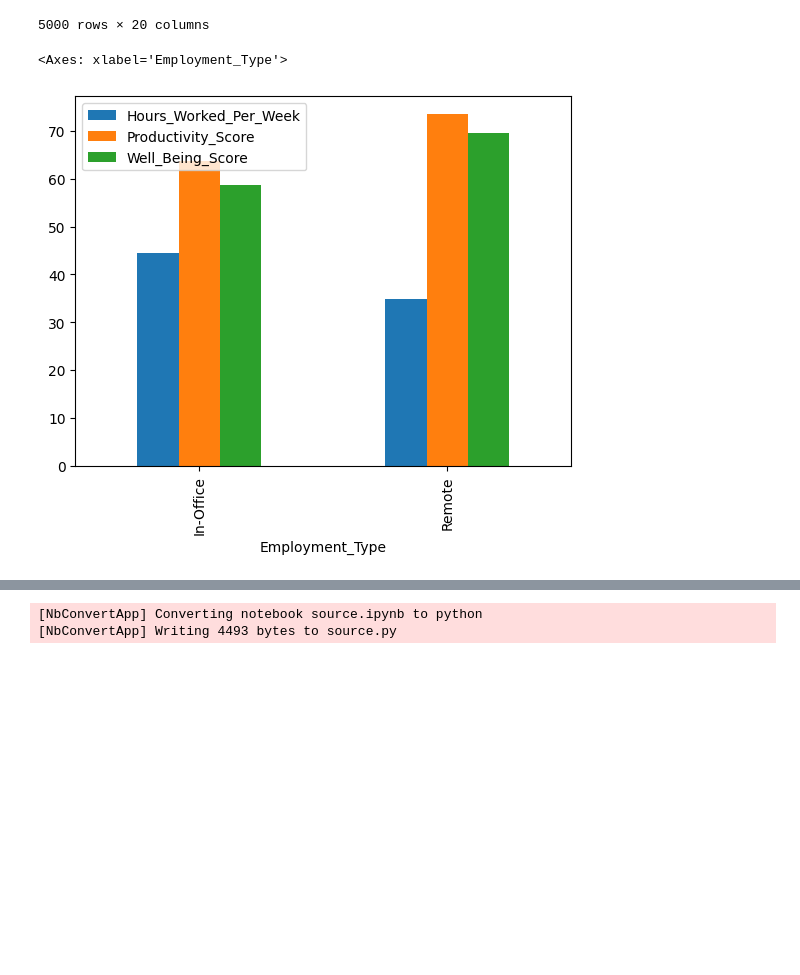
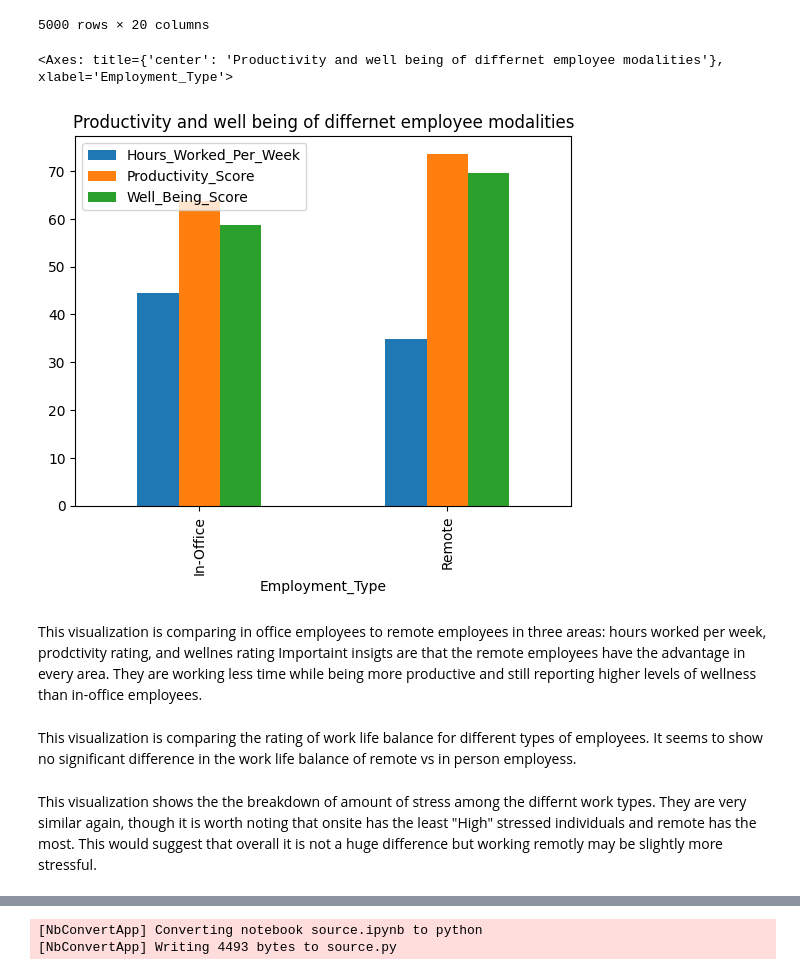
Before and after one commit to IT4063C-Fall24/final-project-dumfornc, a Jupyter notebook: source.ipynb, the cells around one changed output, grey strips where cells are left out. Saved outputs shown, nothing was run; the diff lists cells and outputs as text; code cells hidden in the pictures; blank space fills up the shorter version.

```diff
--- a/source.ipynb
+++ b/source.ipynb
@@ -120,11 +107,12 @@ mental_health_df
 # %%
 # Here are some visualizations to start to get a feel for the data
 productivityVizDf = productiviy_df[['Employment_Type', 'Hours_Worked_Per_Week', 'Productivity_Score', 'Well_Being_Score']].groupby(['Employment_Type'], as_index=False).mean()
 
-# This visualization is comparing in office employees to remote employees in three areas: hours worked per week, prodctivity rating, and wellnes rating
-#  Importaint insigts are that the remote employees have the advantage in every area. They are working less time while being more productive and still reporting
-#  higher levels of wellness than in-office employees.
-productivityVizDf.plot(kind='bar', x='Employment_Type', y=['Hours_Worked_Per_Week', 'Productivity_Score', 'Well_Being_Score'])
+productivityVizDf.plot(kind='bar', x='Employment_Type', y=['Hours_Worked_Per_Week', 'Productivity_Score', 'Well_Being_Score'], title='Productivity and well being of differnet employee modalities')
 # %% [output]
-<Axes: xlabel='Employment_Type'>
+<Axes: title={'center': 'Productivity and well being of differnet employee modalities'}, xlabel='Employment_Type'>
-[figure, old version]
+[figure, new version]
+# %% [markdown]
+This visualization is comparing in office employees to remote employees in three areas: hours worked per week, prodctivity rating, and wellnes rating
+Importaint insigts are that the remote employees have the advantage in every area. They are working less time while being more productive and still reporting
+higher levels of wellness than in-office employees.
@@ -130,0 +128,3 @@ productivityVizDf.plot(kind='bar', x='Employment_Type', y=['Hours_Worked_Per_Wee
+# %% [markdown]
+This visualization is comparing the rating of work life balance for different types of employees.
+It seems to show no significant difference in the work life balance of remote vs in person employess.
@@ -131,3 +153,5 @@ productivityVizDf.plot(kind='bar', x='Employment_Type', y=['Hours_Worked_Per_Wee
+# %% [markdown]
+This visualization shows the the breakdown of amount of stress among the differnt work types. They are very similar again, though it is worth noting that onsite has the least "High" stressed individuals and remote has the most. This would suggest that overall it is not a huge difference but working remotly may be slightly more stressful.
 # %% [markdown]
 ## Resources and References
 *What resources and references have you used for this project?*
```
Also changed, not shown: parts of 5 cells of this notebook.
